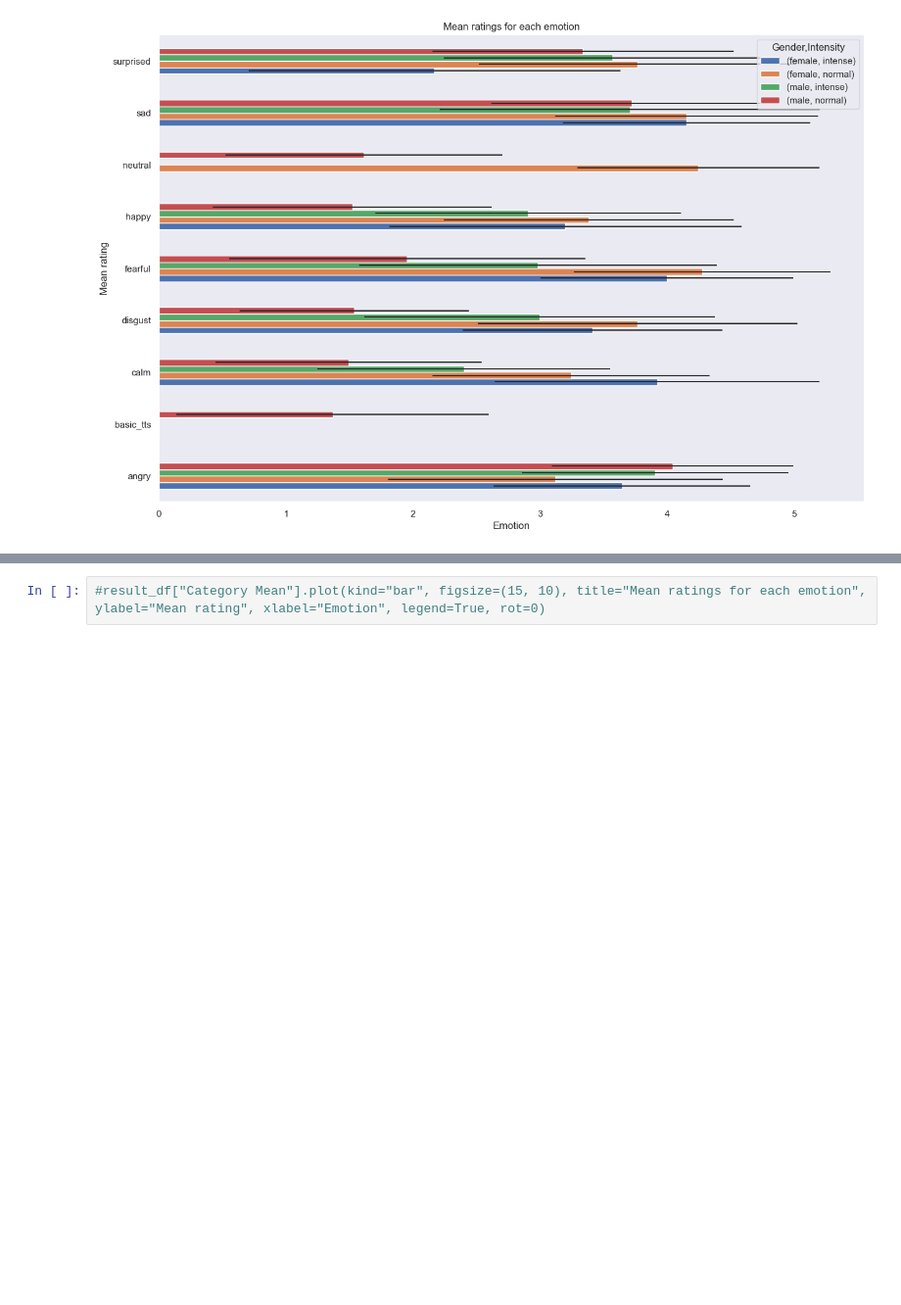
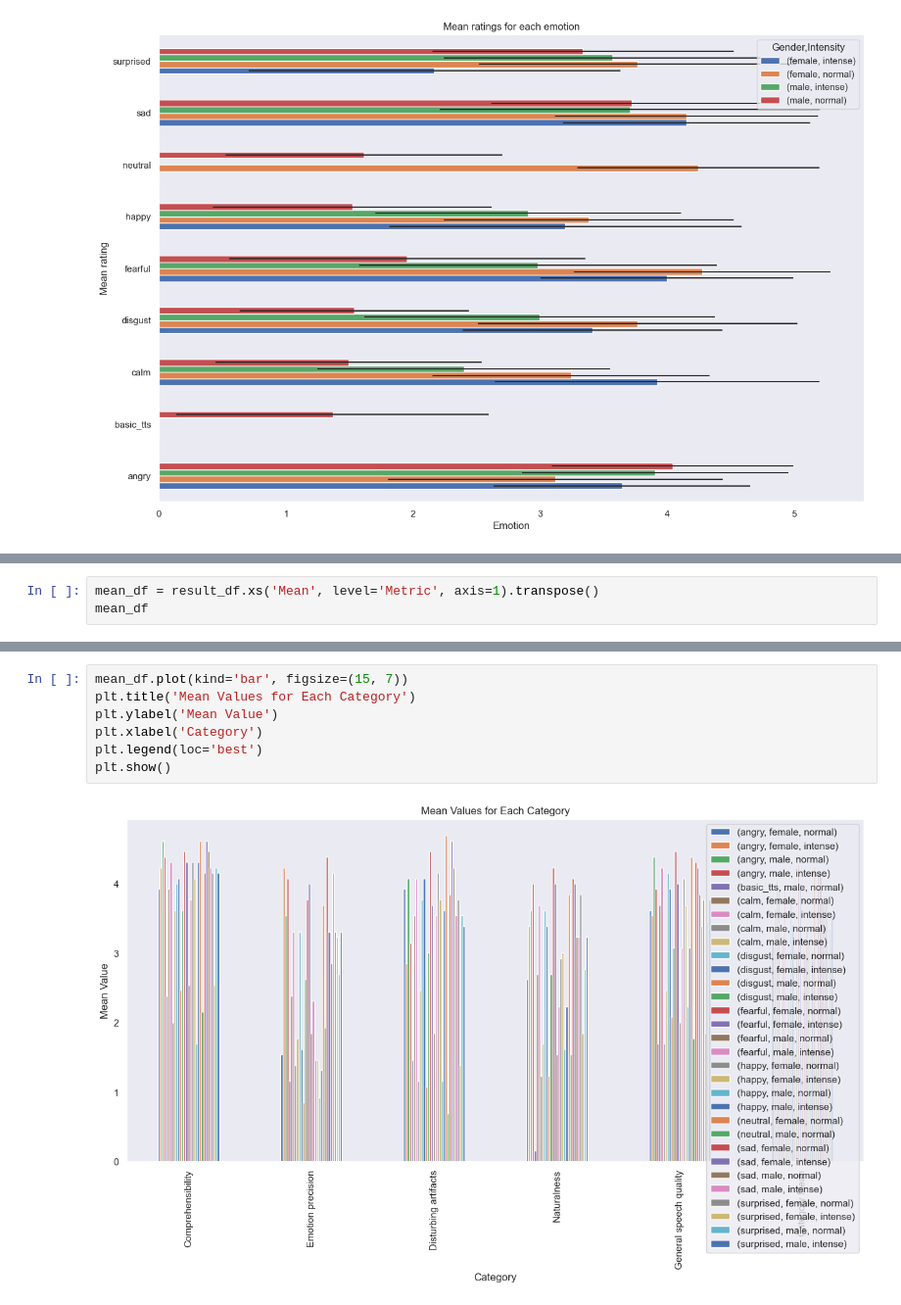
Before and after one commit to LeanderVonSeelstrang/TTS, a Jupyter notebook: survey/make_plots.ipynb, the cells around one changed output, grey strips where cells are left out. Shown: that part at 98% size. Saved outputs shown, nothing was run; the diff lists cells and outputs as text; blank space fills up the shorter version.

Commit message:
grouped barh plot by categories for all 31 files was created.

```diff
--- a/survey/make_plots.ipynb
+++ b/survey/make_plots.ipynb
@@ -238,0 +243,3 @@ category_mean_to_plot.plot.barh(figsize=(15, 10),
+# %%
+mean_df = result_df.xs('Mean', level='Metric', axis=1).transpose()
+mean_df
@@ -239,2 +258,9 @@ category_mean_to_plot.plot.barh(figsize=(15, 10),
 # %%
-#result_df["Category Mean"].plot(kind="bar", figsize=(15, 10), title="Mean ratings for each emotion", ylabel="Mean rating", xlabel="Emotion", legend=True, rot=0)
+mean_df.plot(kind='bar', figsize=(15, 7))
+plt.title('Mean Values for Each Category')
+plt.ylabel('Mean Value')
+plt.xlabel('Category')
+plt.legend(loc='best')
+plt.show()
+# %% [output]
+[figure, added]
```
Also changed, not shown: parts of 10 cells of this notebook, 2 other files.
